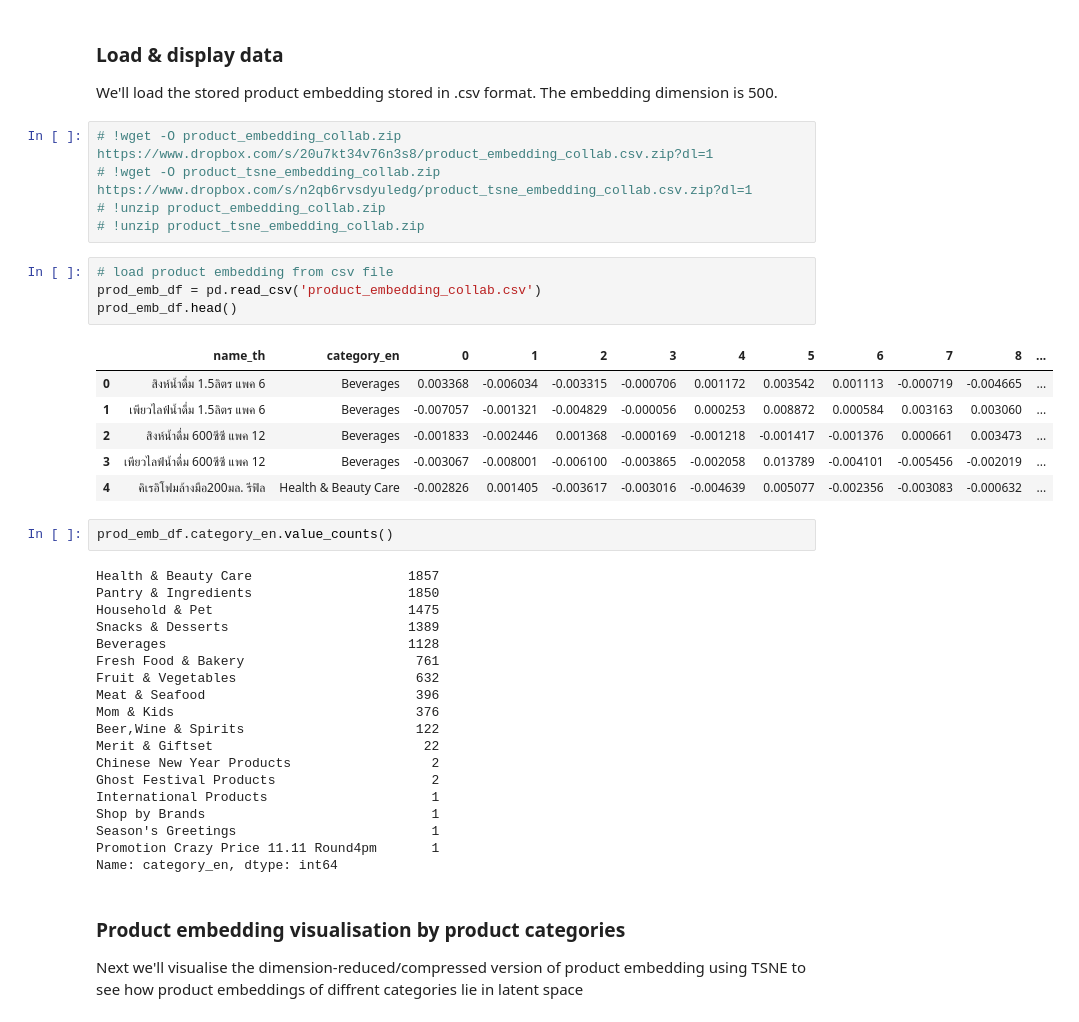
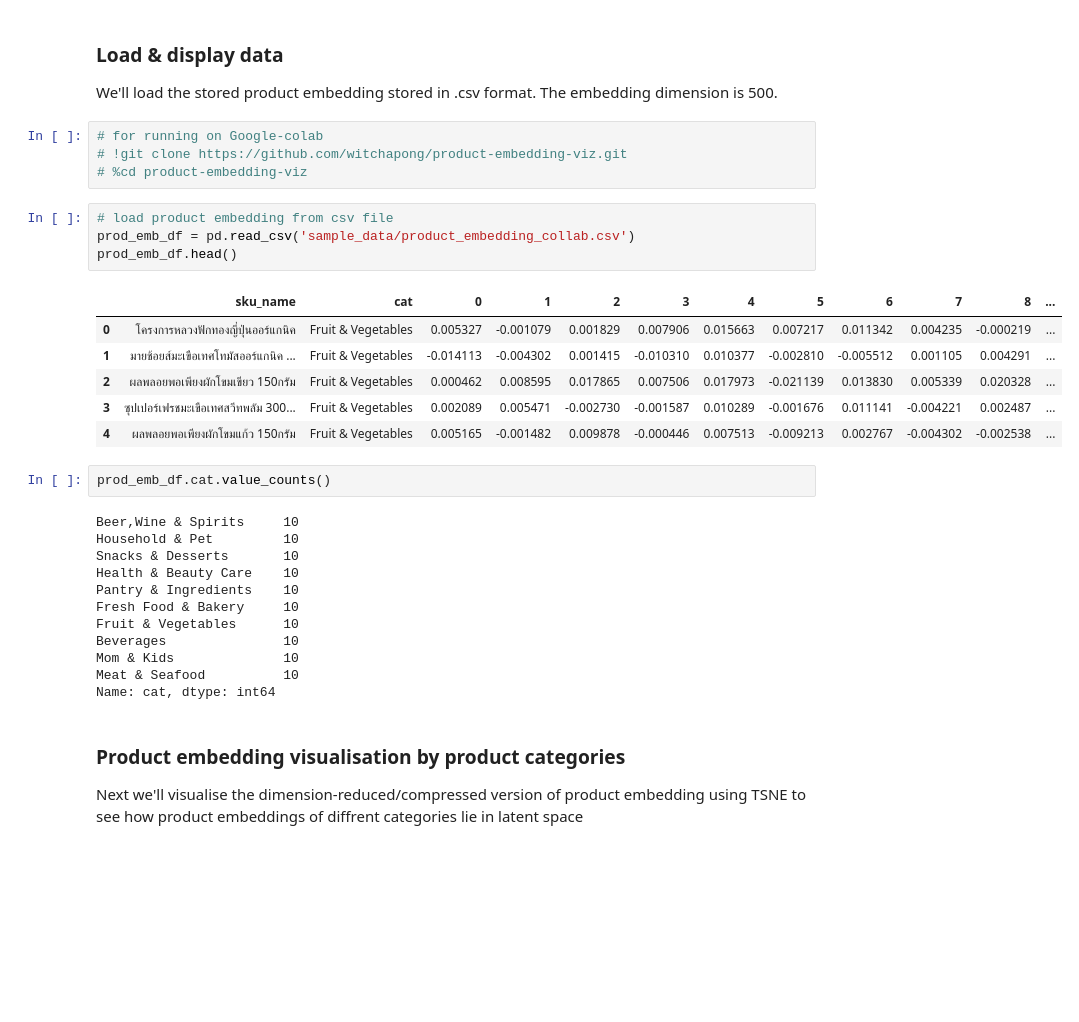
Before and after one commit to witchapong/product-embedding-viz, a Jupyter notebook: collab visualisation.ipynb, the cells around one changed output. Drawn from its saved outputs; the diff is of its cells as text; blank space fills up the shorter version.

Commit message:
add sample data in local directory

```diff
--- a/collab visualisation.ipynb
+++ b/collab visualisation.ipynb
@@ -16,43 +16,35 @@ from gensim.scripts.glove2word2vec import glove2word2vec
 # %% [markdown]
 ### Load & display data
 We'll load the stored product embedding stored in .csv format. The embedding dimension is 500.
-# %%
-# !wget -O product_embedding_collab.zip https://www.dropbox.com/s/20u7kt34v76n3s8/product_embedding_collab.csv.zip?dl=1
-# !wget -O product_tsne_embedding_collab.zip https://www.dropbox.com/s/n2qb6rvsdyuledg/product_tsne_embedding_collab.csv.zip?dl=1
-# !unzip product_embedding_collab.zip
-# !unzip product_tsne_embedding_collab.zip
+# %%
+# for running on Google-colab
+# !git clone https://github.com/witchapong/product-embedding-viz.git
+# %cd product-embedding-viz
 # %%
 # load product embedding from csv file
-prod_emb_df = pd.read_csv('product_embedding_collab.csv')
+prod_emb_df = pd.read_csv('sample_data/product_embedding_collab.csv')
 prod_emb_df.head()
 # %% [output]
-|  | name_th | category_en | 0 | 1 | 2 | 3 | 4 | 5 | 6 | 7 | 8 | ... |
-| 0 | สิงห์น้ำดื่ม 1.5ลิตร แพค 6 | Beverages | 0.003368 | -0.006034 | -0.003315 | -0.000706 | 0.001172 | 0.003542 | 0.001113 | -0.000719 | -0.004665 | ... |
-| 1 | เพียวไลฟ์น้ำดื่ม 1.5ลิตร แพค 6 | Beverages | -0.007057 | -0.001321 | -0.004829 | -0.000056 | 0.000253 | 0.008872 | 0.000584 | 0.003163 | 0.003060 | ... |
-| 2 | สิงห์น้ำดื่ม 600ซีซี แพค 12 | Beverages | -0.001833 | -0.002446 | 0.001368 | -0.000169 | -0.001218 | -0.001417 | -0.001376 | 0.000661 | 0.003473 | ... |
-| 3 | เพียวไลฟ์น้ำดื่ม 600ซีซี แพค 12 | Beverages | -0.003067 | -0.008001 | -0.006100 | -0.003865 | -0.002058 | 0.013789 | -0.004101 | -0.005456 | -0.002019 | ... |
-| 4 | คิเรอิโฟมล้างมือ200มล. รีฟิล | Health & Beauty Care | -0.002826 | 0.001405 | -0.003617 | -0.003016 | -0.004639 | 0.005077 | -0.002356 | -0.003083 | -0.000632 | ... |
+|  | sku_name | cat | 0 | 1 | 2 | 3 | 4 | 5 | 6 | 7 | 8 | ... |
+| 0 | โครงการหลวงฟักทองญี่ปุ่นออร์แกนิค | Fruit & Vegetables | 0.005327 | -0.001079 | 0.001829 | 0.007906 | 0.015663 | 0.007217 | 0.011342 | 0.004235 | -0.000219 | ... |
+| 1 | มายช้อยส์มะเขือเทศโทมัสออร์แกนิค ... | Fruit & Vegetables | -0.014113 | -0.004302 | 0.001415 | -0.010310 | 0.010377 | -0.002810 | -0.005512 | 0.001105 | 0.004291 | ... |
+| 2 | ผลพลอยพอเพียงผักโขมเขียว 150กรัม | Fruit & Vegetables | 0.000462 | 0.008595 | 0.017865 | 0.007506 | 0.017973 | -0.021139 | 0.013830 | 0.005339 | 0.020328 | ... |
+| 3 | ซุปเปอร์เฟรชมะเขือเทศสวีทพลัม 300... | Fruit & Vegetables | 0.002089 | 0.005471 | -0.002730 | -0.001587 | 0.010289 | -0.001676 | 0.011141 | -0.004221 | 0.002487 | ... |
+| 4 | ผลพลอยพอเพียงผักโขมแก้ว 150กรัม | Fruit & Vegetables | 0.005165 | -0.001482 | 0.009878 | -0.000446 | 0.007513 | -0.009213 | 0.002767 | -0.004302 | -0.002538 | ... |
 # %%
-prod_emb_df.category_en.value_counts()
+prod_emb_df.cat.value_counts()
 # %% [output]
-Health & Beauty Care                    1857
-Pantry & Ingredients                    1850
-Household & Pet                         1475
-Snacks & Desserts                       1389
-Beverages                               1128
-Fresh Food & Bakery                      761
-Fruit & Vegetables                       632
-Meat & Seafood                           396
-Mom & Kids                               376
-Beer,Wine & Spirits                      122
-Merit & Giftset                           22
-Chinese New Year Products                  2
-Ghost Festival Products                    2
-International Products                     1
-Shop by Brands                             1
-Season's Greetings                         1
-Promotion Crazy Price 11.11 Round4pm       1
-Name: category_en, dtype: int64
+Beer,Wine & Spirits     10
+Household & Pet         10
+Snacks & Desserts       10
+Health & Beauty Care    10
+Pantry & Ingredients    10
+Fresh Food & Bakery     10
+Fruit & Vegetables      10
+Beverages               10
+Mom & Kids              10
+Meat & Seafood          10
+Name: cat, dtype: int64
 # %% [markdown]
 ### Product embedding visualisation by product categories
 Next we'll visualise the dimension-reduced/compressed version of product embedding using TSNE to see how product embeddings of diffrent categories lie in latent space
```
Also changed, not shown: parts of 5 cells of this notebook, 5 other files.
